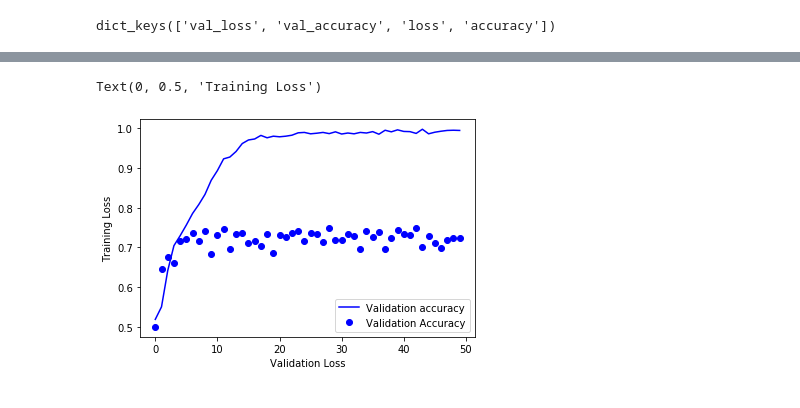
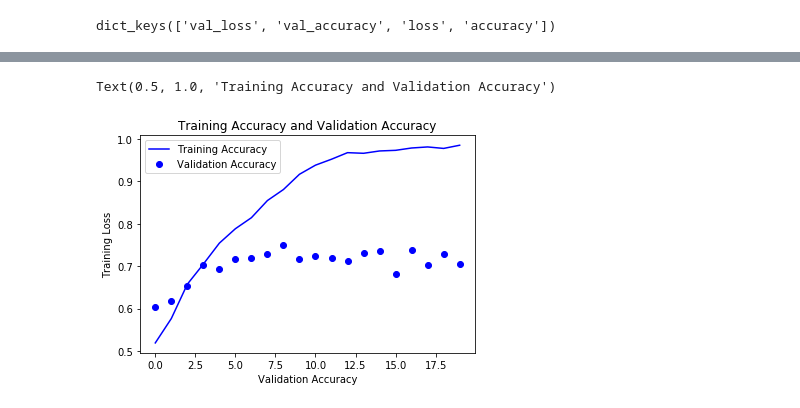
Before and after one commit to bullet400/house, a Jupyter notebook: Cats_and_Dogs.ipynb, the cells around one changed output, grey strips where cells are left out. Cells and saved outputs as stored; diff of their text form; code cells hidden in the pictures.

```diff
--- a/Cats_and_Dogs.ipynb
+++ b/Cats_and_Dogs.ipynb
@@ -110 +107,6 @@ test_datagenerated =ImageDataGenerator(rescale =1./255)
+# %%
+from keras.preprocessing.image import ImageDataGenerator
+
+train_data_generated =ImageDataGenerator(rescale =1./255)
+test_data_generated =ImageDataGenerator(rescale = 1./255)
 # %% [markdown]
@@ -112,4 +114,7 @@ test_datagenerated =ImageDataGenerator(rescale =1./255)
 # %%
-train_generator =train_datagenerated.flow_from_directory( train_dir, target_size=(150,150), batch_size=20, class_mode='binary')
+train_data_gene =train_data_generated.flow_from_directory(train_dir, target_size=(150, 150), batch_size=20, class_mode='binary')
+
+validation_generator =test_data_generated.flow_from_directory(validation_dir,
+                                                             target_size=(150, 150), batch_size=20, class_mode='binary')
 # %% [output]
 Found 2000 images belonging to 2 classes.
@@ -116,2 +121,0 @@ Found 2000 images belonging to 2 classes.
-# %%
-validation_generator =test_datagenerated.flow_from_directory(validation_dir, target_size=(150,150), batch_size=20, class_mode='binary')
@@ -130,4 +132,4 @@ the label shape is (20,)
 # %%
-history =model.fit_generator(train_generator, steps_per_epoch=100, epochs =50,
+history =model.fit_generator(train_data_gene, steps_per_epoch=100, epochs =20,
                            validation_data=validation_generator, validation_steps=50)
 # %% [output]
@@ -178,9 +180,10 @@ plt.legend()
 # %%
-plt.plot(train_accuracy,'b', label='Validation accuracy')
+plt.plot(train_accuracy,'b', label='Training Accuracy')
 plt.plot(validation_accuracy, 'bo', label='Validation Accuracy')
 plt.legend()
-plt.xlabel('Validation Loss')
+plt.xlabel('Validation Accuracy')
 plt.ylabel('Training Loss')
+plt.title('Training Accuracy and Validation Accuracy')
 # %% [output]
-Text(0, 0.5, 'Training Loss')
+Text(0.5, 1.0, 'Training Accuracy and Validation Accuracy')
-[figure, old version]
+[figure, new version]
```
Also changed, not shown: parts of 21 cells of this notebook.
